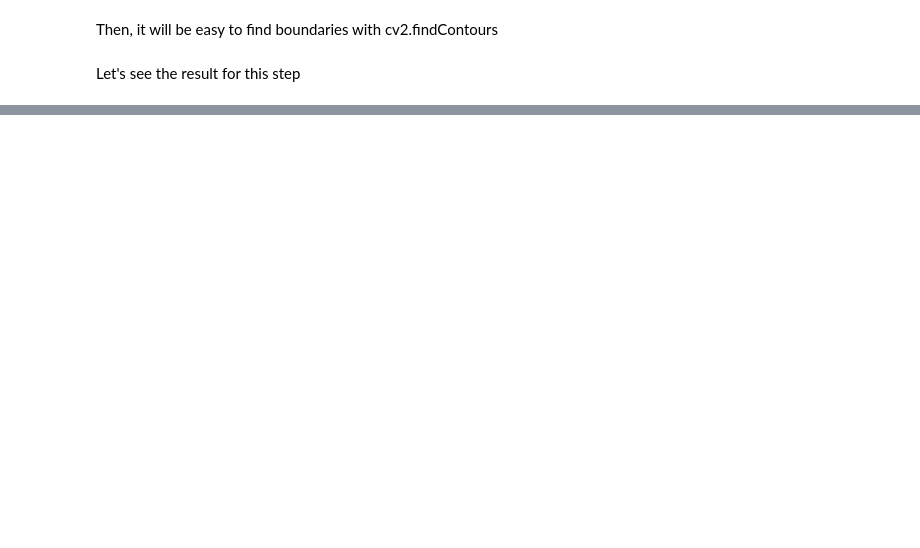
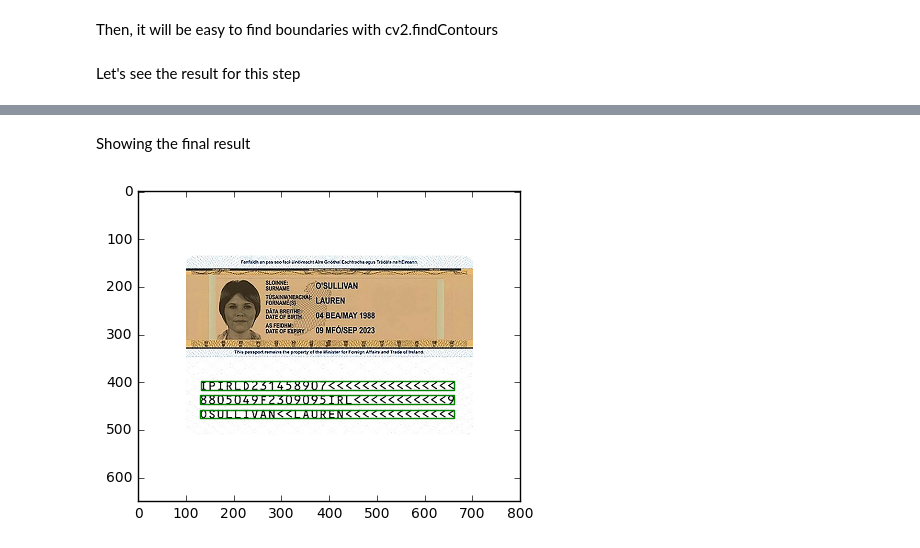
Before and after one commit to xmarvin/angle-bracket-detection-lab, a Jupyter notebook: mrz-result.ipynb, the cells around one changed output, grey strips where cells are left out. Cells and saved outputs as stored; diff of their text form; code cells hidden in the pictures; blank space fills up the shorter version.

```diff
--- a/mrz-result.ipynb
+++ b/mrz-result.ipynb
@@ -84,0 +103,5 @@ draw_boundaries(original_image, boxes)
+# %%
+same_row_dist = 5
+bracket_min_y = np.unique([int(box[1]/same_row_dist) for box in boxes])*same_row_dist
+bracket_max_y = np.unique([int(np.ceil(box[3]/same_row_dist)) for box in boxes])*same_row_dist
+bracket_heights = list(zip(bracket_min_y, bracket_max_y))
@@ -84,0 +110,12 @@ draw_boundaries(original_image, boxes)
+# %%
+brackets_lines = []
+for i in range(len(bracket_heights)):
+    miny, maxy = bracket_heights[i]
+    line = np.where(lines[miny:maxy,:] > 100)[1]
+    brackets_lines.append( (np.min(line), miny, np.max(line),maxy) )
+# %% [markdown]
+Showing the final result
+# %%
+draw_boundaries(original_image, brackets_lines)
+# %% [output]
+[figure, added]
```
Also changed, not shown: parts of 12 cells of this notebook, 4 other files.
